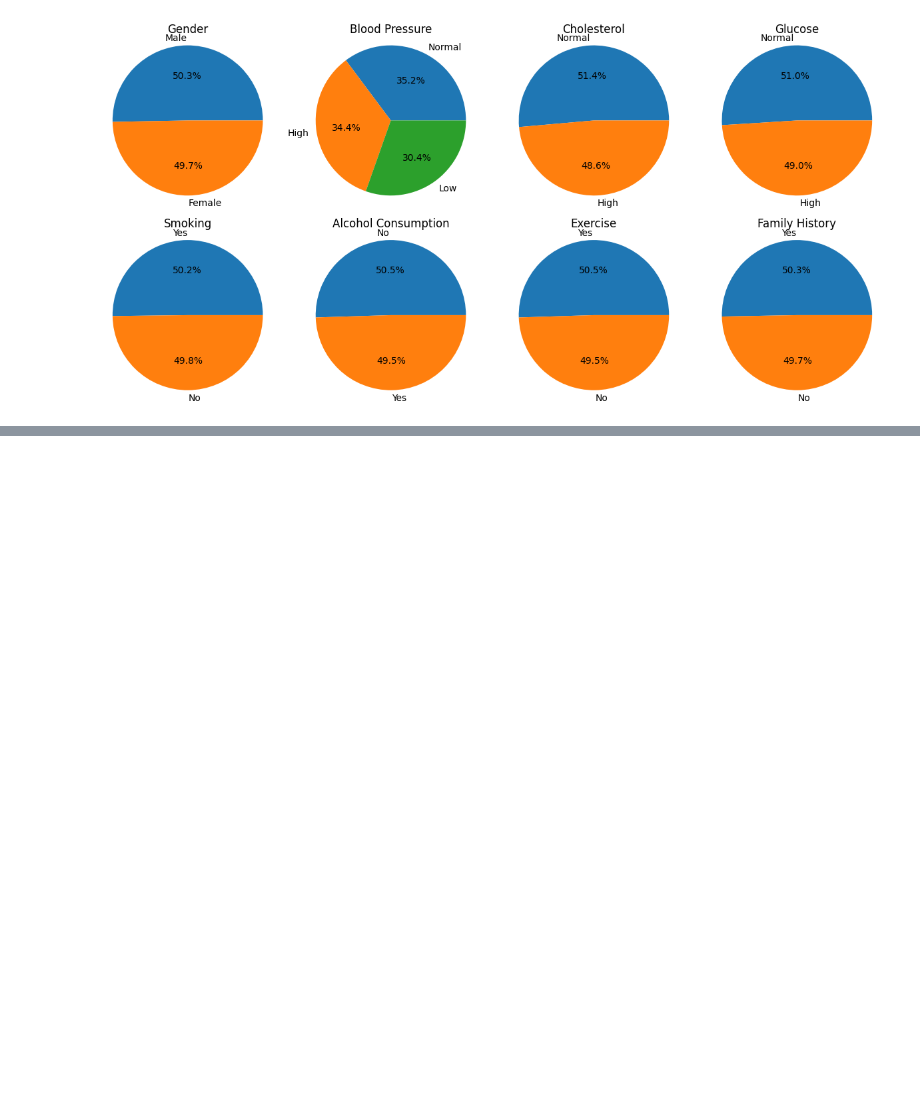
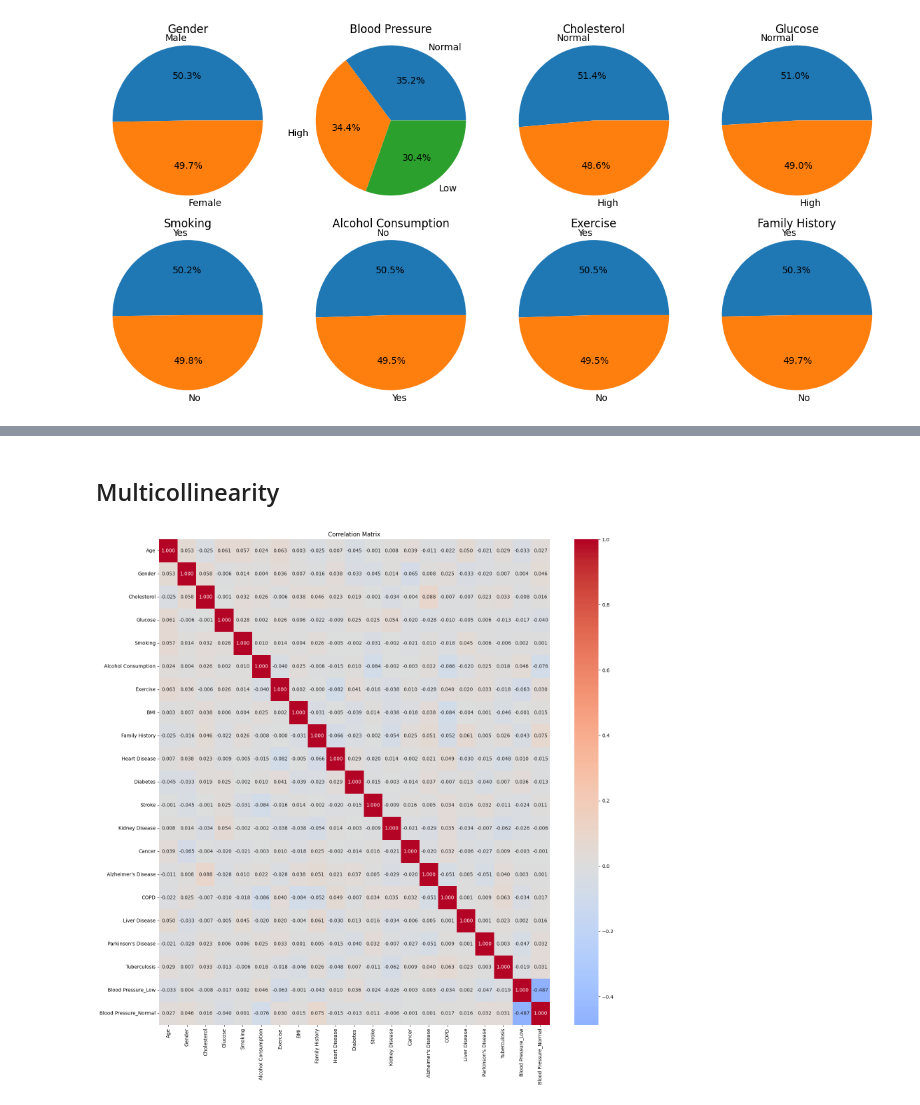
Before and after one commit to Dam314159/Machine-Learning-Operations, a Jupyter notebook: notebooks/Health.ipynb, the cells around one changed output, grey strips where cells are left out. Saved outputs shown, nothing was run; the diff lists cells and outputs as text; code cells hidden in the pictures; blank space fills up the shorter version.

```diff
--- a/notebooks/Health.ipynb
+++ b/notebooks/Health.ipynb
@@ -164,0 +171,26 @@ plt.show()
+# %% [markdown]
+## Multicollinearity
+# %%
+# Convert categorical columns to numerical
+
+# Binary columns
+health_df["Gender"] = health_df["Gender"].replace({"Male": 0, "Female": 1})
+
+normal_high_cols = ["Cholesterol", "Glucose"]
+health_df[normal_high_cols] = health_df[normal_high_cols].replace({"Normal": 0, "High": 1})
+
+yes_no_cols = ["Smoking", "Alcohol Consumption", "Exercise", "Family History"]
+health_df[yes_no_cols] = health_df[yes_no_cols].replace({"No": 0, "Yes": 1})
+
+# One hot encoding
+health_df = pd.get_dummies(health_df, columns=["Blood Pressure"], drop_first=True, dtype=int)
+# %%
+# Correlation matrix
+corr = health_df.corr()
+
+plt.figure(figsize=(18, 18))
+sns.heatmap(corr, annot=True, fmt=".3f", cmap="coolwarm", center=0)
+plt.title("Correlation Matrix")
+plt.show()
+# %% [output]
+[figure, added]
```
Also changed, not shown: parts of 18 cells of this notebook, 3 other files.
